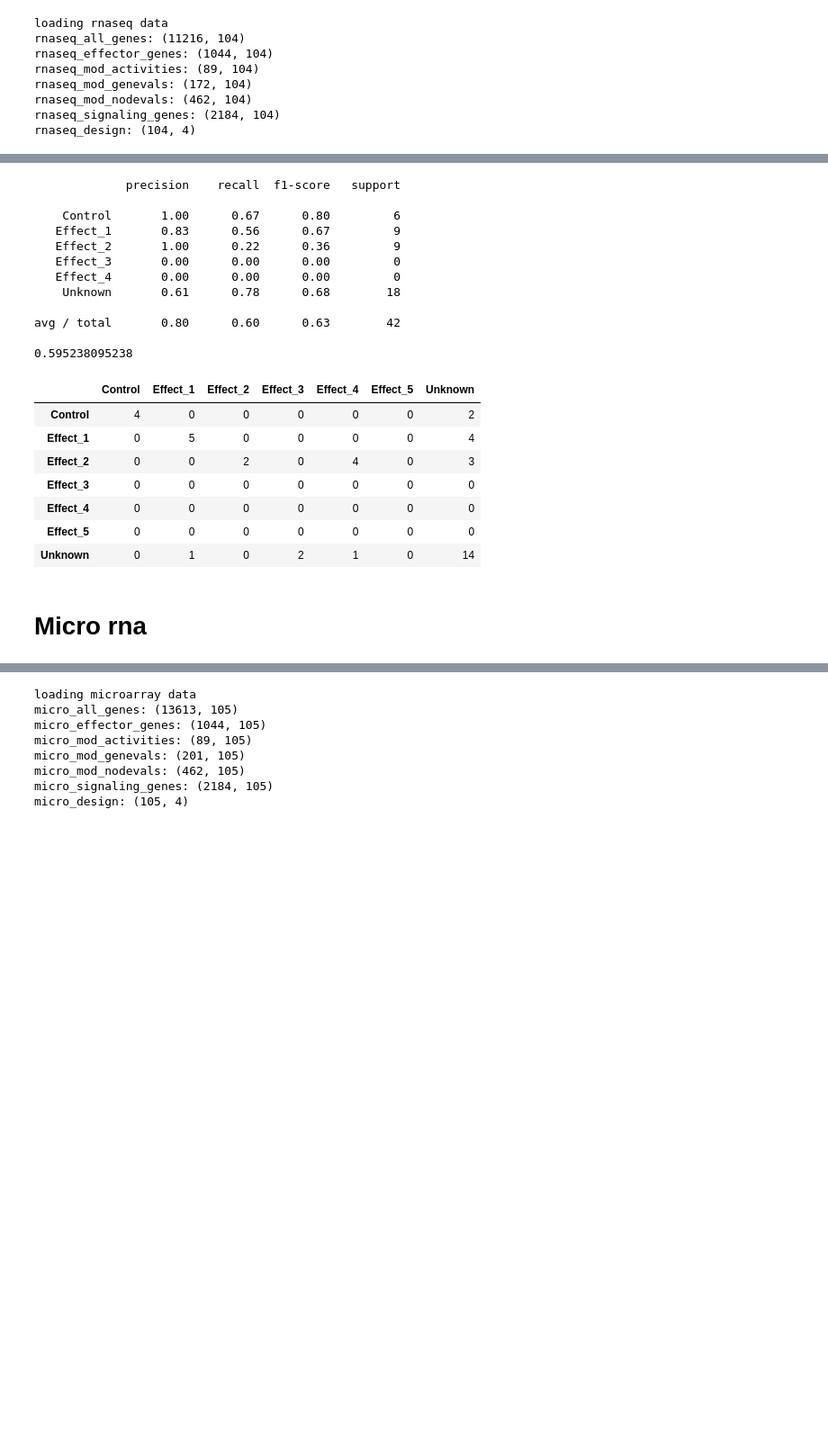
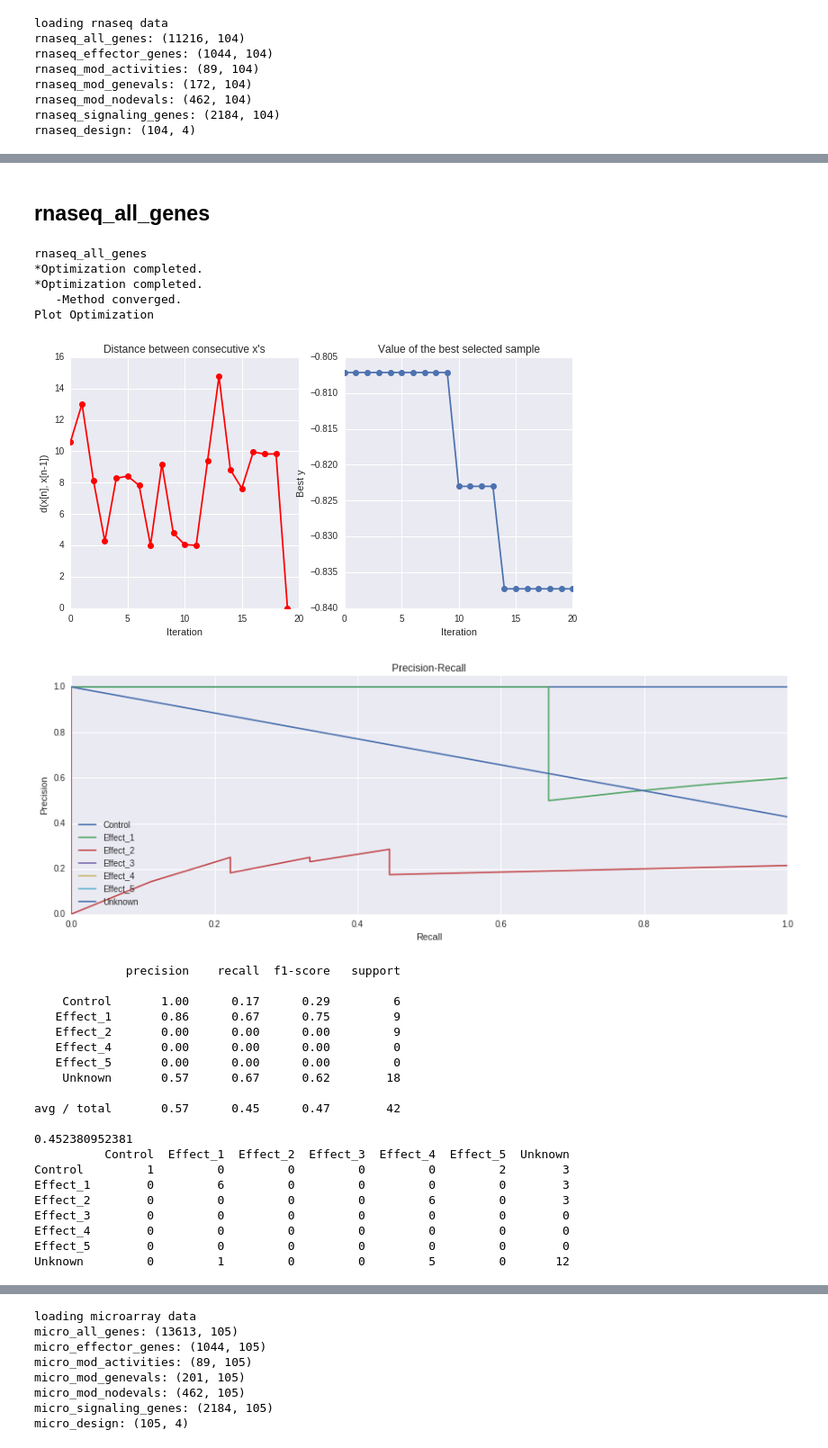
Before and after one commit to mzwiessele/MLPMMarchRetreat2016, a Jupyter notebook: py_notebooks/PCA + Classification.ipynb, the cells around one changed output, grey strips where cells are left out. Shown at 90% size. Cells and saved outputs as stored; diff of their text form; code cells hidden in the pictures; blank space fills up the shorter version.

Commit message:
[[pynotebooks] New version of PCA and regularization methods

```diff
--- a/py_notebooks/PCA + Classification.ipynb
+++ b/py_notebooks/PCA + Classification.ipynb
@@ -20,7 +24,7 @@ class ParamzLogReg(Model):
         self.C = Param('C', C)
         self.n_components = Param('n_components', n_components)
         self.link_parameters(self.C,self.n_components)
-        self.sk = [(tr_idx,test_idx) for tr_idx,test_idx in StratifiedKFold(train_labels, shuffle=True) for _ in range(rep)]
+        self.sk = [(tr_idx,test_idx) for tr_idx,test_idx in StratifiedKFold(self.Y, shuffle=True) for _ in range(rep)]
 
     def parameters_changed(self):
         from sklearn.metrics import accuracy_score
@@ -38,7 +42,7 @@ class ParamzLogReg(Model):
 
     def objective_function(self):
         import numpy as np
-        print self._acc
+        #print self._acc
         return -np.atleast_1d(self._acc)
     def predict(self, X):
         pca = PCA(n_components=int(self.n_components.values))
@@ -242,31 +158,0 @@ plt.show()
-# %%
-from sklearn.metrics import classification_report, accuracy_score
-print classification_report(true_labels.idxmax(axis=1), prediction.values)
-print accuracy_score(true_labels.idxmax(axis=1), prediction.values)
-# %% [output]
-             precision    recall  f1-score   support
-
-    Control       1.00      0.67      0.80         6
-   Effect_1       0.83      0.56      0.67         9
-   Effect_2       1.00      0.22      0.36         9
-   Effect_3       0.00      0.00      0.00         0
-   Effect_4       0.00      0.00      0.00         0
-    Unknown       0.61      0.78      0.68        18
-
-avg / total       0.80      0.60      0.63        42
-
-0.595238095238
-# %%
-from sklearn.metrics import confusion_matrix
-pd.DataFrame(confusion_matrix(true_labels.idxmax(axis=1), prediction, labels= true_labels.columns), columns=true_labels.columns, index=true_labels.columns)
-# %% [output]
-|  | Control | Effect_1 | Effect_2 | Effect_3 | Effect_4 | Effect_5 | Unknown |
-| Control | 4 | 0 | 0 | 0 | 0 | 0 | 2 |
-| Effect_1 | 0 | 5 | 0 | 0 | 0 | 0 | 4 |
-| Effect_2 | 0 | 0 | 2 | 0 | 4 | 0 | 3 |
-| Effect_3 | 0 | 0 | 0 | 0 | 0 | 0 | 0 |
-| Effect_4 | 0 | 0 | 0 | 0 | 0 | 0 | 0 |
-| Effect_5 | 0 | 0 | 0 | 0 | 0 | 0 | 0 |
-| Unknown | 0 | 1 | 0 | 2 | 1 | 0 | 14 |
-# %% [markdown]
-# Micro rna
@@ -272,0 +163,32 @@ pd.DataFrame(confusion_matrix(true_labels.idxmax(axis=1), prediction, labels= tr
+# %% [markdown]
+## rnaseq_all_genes
+# %%
+run('rnaseq_all_genes', rnaseq_all_genes, design)
+# %% [output]
+rnaseq_all_genes
+*Optimization completed.
+*Optimization completed.
+   -Method converged.
+Plot Optimization
+[figure, added]
+[figure, added]
+             precision    recall  f1-score   support
+
+    Control       1.00      0.17      0.29         6
+   Effect_1       0.86      0.67      0.75         9
+   Effect_2       0.00      0.00      0.00         9
+   Effect_4       0.00      0.00      0.00         0
+   Effect_5       0.00      0.00      0.00         0
+    Unknown       0.57      0.67      0.62        18
+
+avg / total       0.57      0.45      0.47        42
+
+0.452380952381
+          Control  Effect_1  Effect_2  Effect_3  Effect_4  Effect_5  Unknown
+Control         1         0         0         0         0         2        3
+Effect_1        0         6         0         0         0         0        3
+Effect_2        0         0         0         0         6         0        3
+Effect_3        0         0         0         0         0         0        0
+Effect_4        0         0         0         0         0         0        0
+Effect_5        0         0         0         0         0         0        0
+Unknown         0         1         0         0         5         0       12
```
Also changed, not shown: parts of 62 cells of this notebook, 1 other file.
